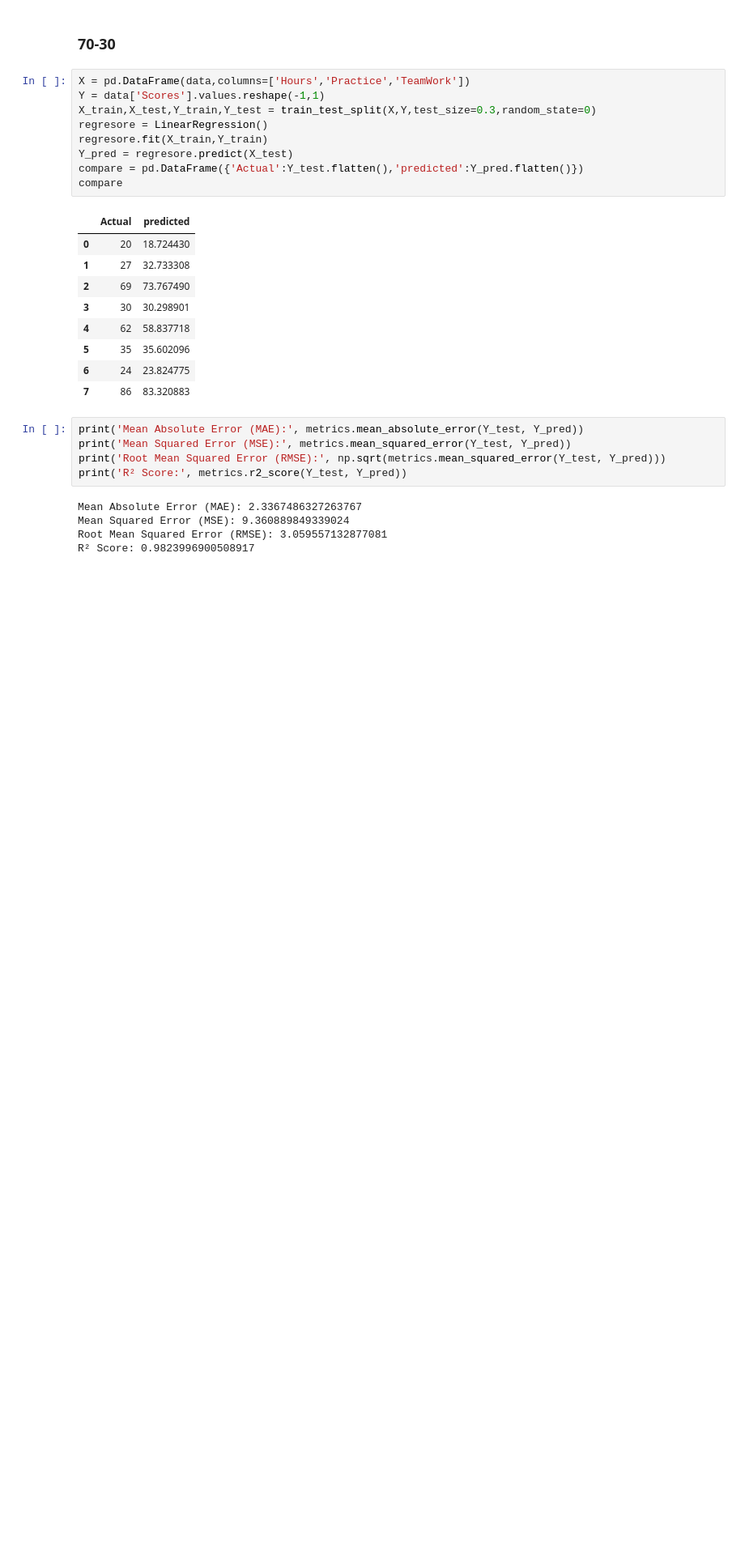
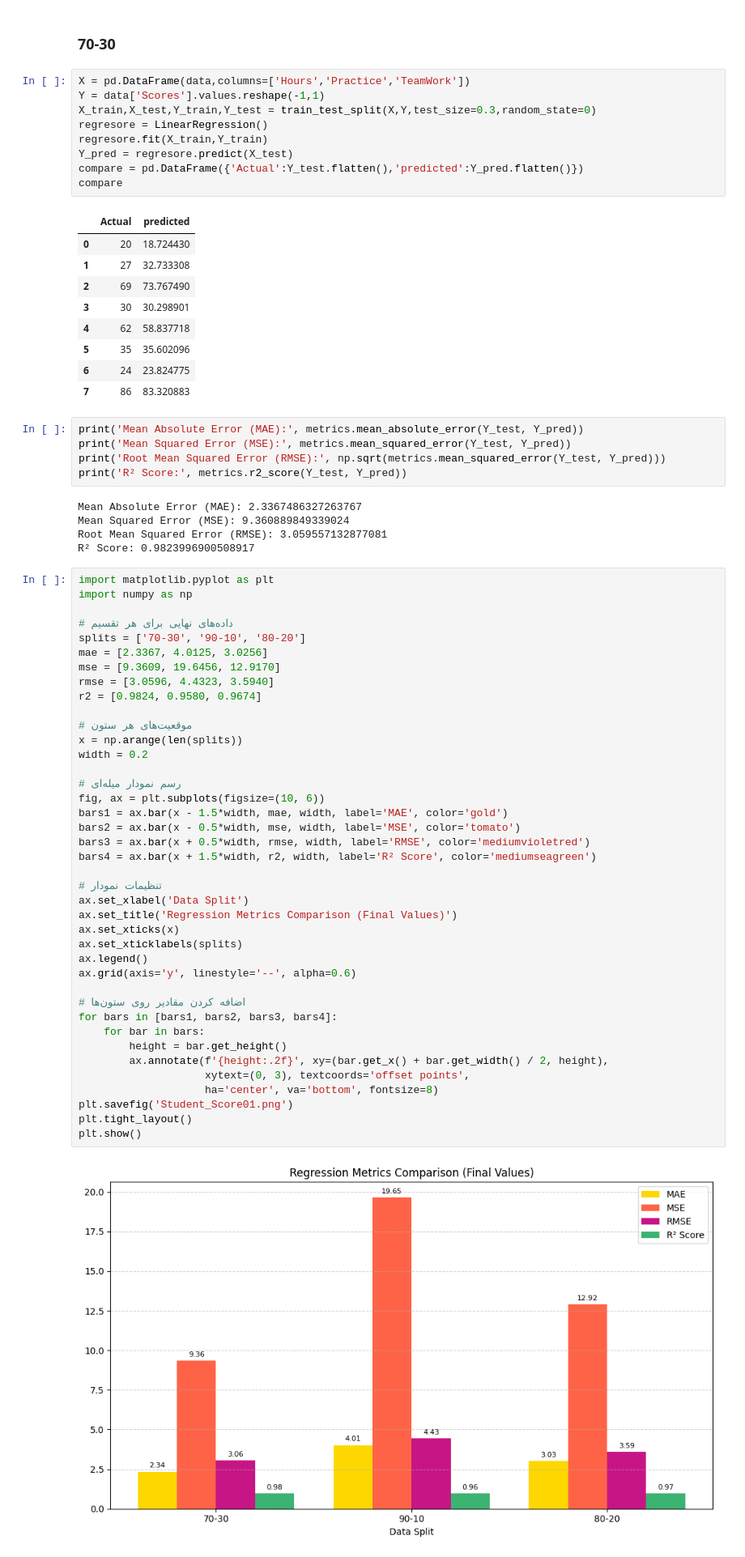
Before and after one commit to ehsanmohamadi132/Student_Score01, a Jupyter notebook: Student_Score01.ipynb, the cells around one changed output. Shown at 81% size. Drawn from its saved outputs; the diff is of its cells as text; blank space fills up the shorter version.

```diff
--- a/Student_Score01.ipynb
+++ b/Student_Score01.ipynb
@@ -590,3 +600,45 @@ Mean Absolute Error (MAE): 2.3367486327263767
 Mean Squared Error (MSE): 9.360889849339024
 Root Mean Squared Error (RMSE): 3.059557132877081
 R² Score: 0.9823996900508917
+# %%
+import matplotlib.pyplot as plt
+import numpy as np
+
+# داده‌های نهایی برای هر تقسیم
+splits = ['70-30', '90-10', '80-20']
+mae = [2.3367, 4.0125, 3.0256]
+mse = [9.3609, 19.6456, 12.9170]
+rmse = [3.0596, 4.4323, 3.5940]
+r2 = [0.9824, 0.9580, 0.9674]
+
+# موقعیت‌های هر ستون
+x = np.arange(len(splits))
+width = 0.2
+
+# رسم نمودار میله‌ای
+fig, ax = plt.subplots(figsize=(10, 6))
+bars1 = ax.bar(x - 1.5*width, mae, width, label='MAE', color='gold')
+bars2 = ax.bar(x - 0.5*width, mse, width, label='MSE', color='tomato')
+bars3 = ax.bar(x + 0.5*width, rmse, width, label='RMSE', color='mediumvioletred')
+bars4 = ax.bar(x + 1.5*width, r2, width, label='R² Score', color='mediumseagreen')
+
+# تنظیمات نمودار
+ax.set_xlabel('Data Split')
+ax.set_title('Regression Metrics Comparison (Final Values)')
+ax.set_xticks(x)
+ax.set_xticklabels(splits)
+ax.legend()
+ax.grid(axis='y', linestyle='--', alpha=0.6)
+
+# اضافه کردن مقادیر روی ستون‌ها
+for bars in [bars1, bars2, bars3, bars4]:
+    for bar in bars:
+        height = bar.get_height()
+        ax.annotate(f'{height:.2f}', xy=(bar.get_x() + bar.get_width() / 2, height),
+                    xytext=(0, 3), textcoords='offset points',
+                    ha='center', va='bottom', fontsize=8)
+plt.savefig('Student_Score01.png')
+plt.tight_layout()
+plt.show()
+# %% [output]
+[figure, added]
```
Also changed, not shown: parts of 15 cells of this notebook.
